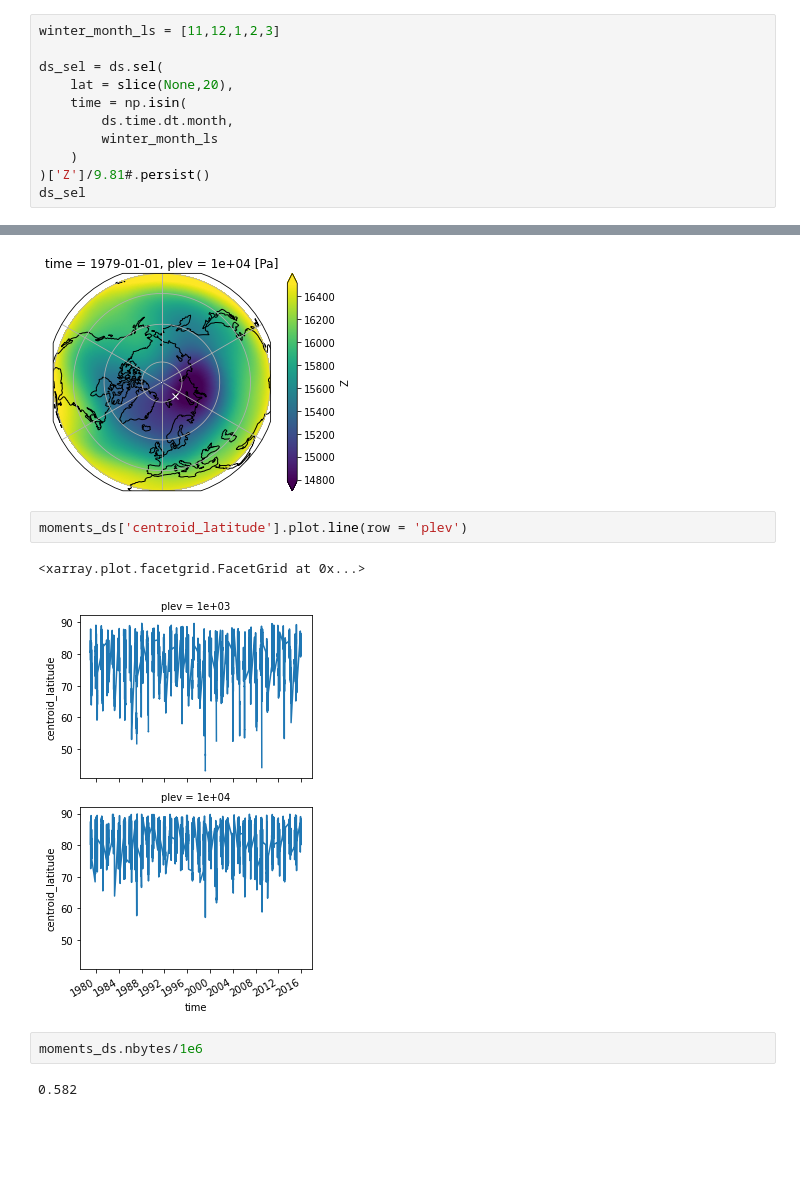
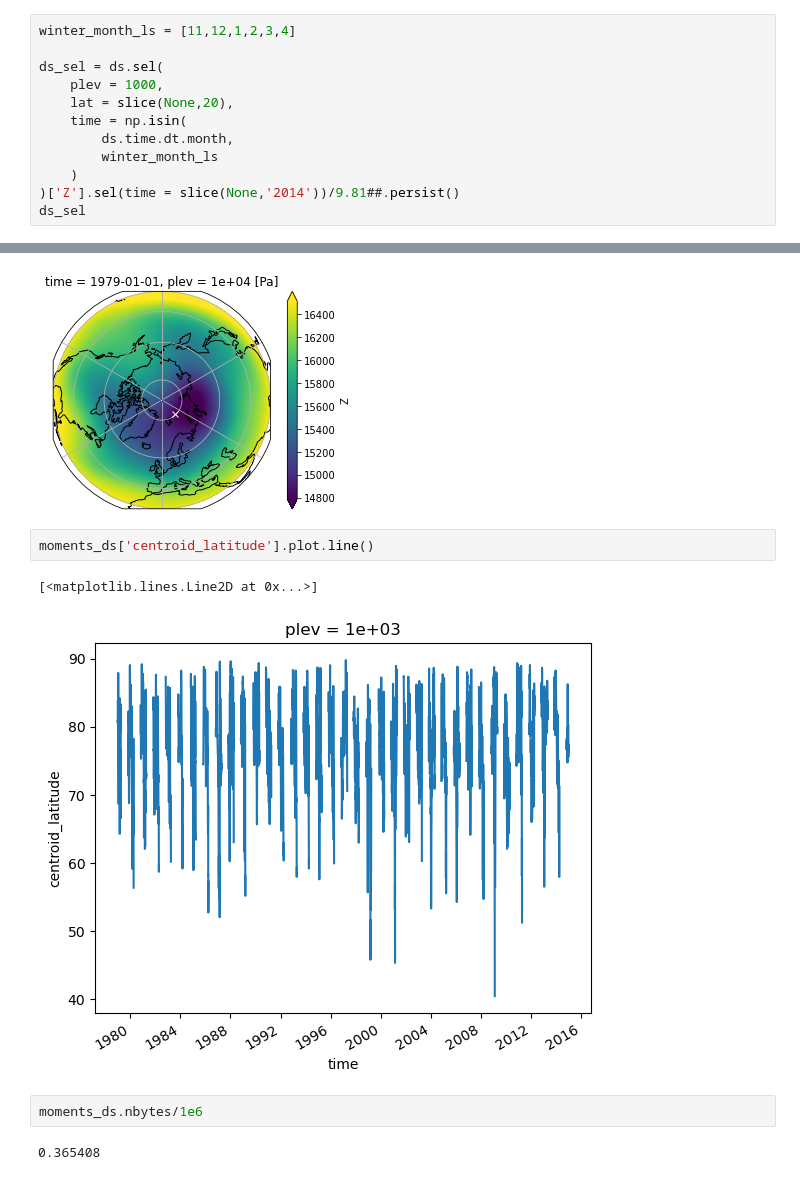
Before and after one commit to VACILT/reliability_LE, a Jupyter notebook: code/get_ERA5_moments-netcdf.ipynb, the cells around one changed output, grey strips where cells are left out. Cells and saved outputs as stored; diff of their text form; blank space fills up the shorter version.

```diff
--- a/code/get_ERA5_moments-netcdf.ipynb
+++ b/code/get_ERA5_moments-netcdf.ipynb
@@ -229,14 +231,15 @@ def moments_fce(arr, edge=3.02e4):
     moments = calc_moments(arr, lats, lons, xypoints, 'NH','GPH', edge)
     return np.array(moments) #np.array([moments['aspect_ratio'], moments['centroid_latitude']])
 # %%
-winter_month_ls = [11,12,1,2,3]
+winter_month_ls = [11,12,1,2,3,4]
 
 ds_sel = ds.sel(
+    plev = 1000,
     lat = slice(None,20),
     time = np.isin(
         ds.time.dt.month,
         winter_month_ls
     )
-)['Z']/9.81#.persist()
+)['Z'].sel(time = slice(None,'2014'))/9.81##.persist()
 ds_sel
 # %% [output]
@@ -328,13 +362,13 @@ ax.plot(
 [<matplotlib.lines.Line2D at 0x...>]
 [figure]
 # %%
-moments_ds['centroid_latitude'].plot.line(row = 'plev')
+moments_ds['centroid_latitude'].plot.line()
 # %% [output]
-<xarray.plot.facetgrid.FacetGrid at 0x...>
+[<matplotlib.lines.Line2D at 0x...>]
-[figure, old version]
+[figure, new version]
 # %%
 moments_ds.nbytes/1e6
 # %% [output]
-0.582
+0.365408
 # %%
 user = 'b381258'
```
Also changed, not shown: parts of 11 cells of this notebook, 12 other files.
